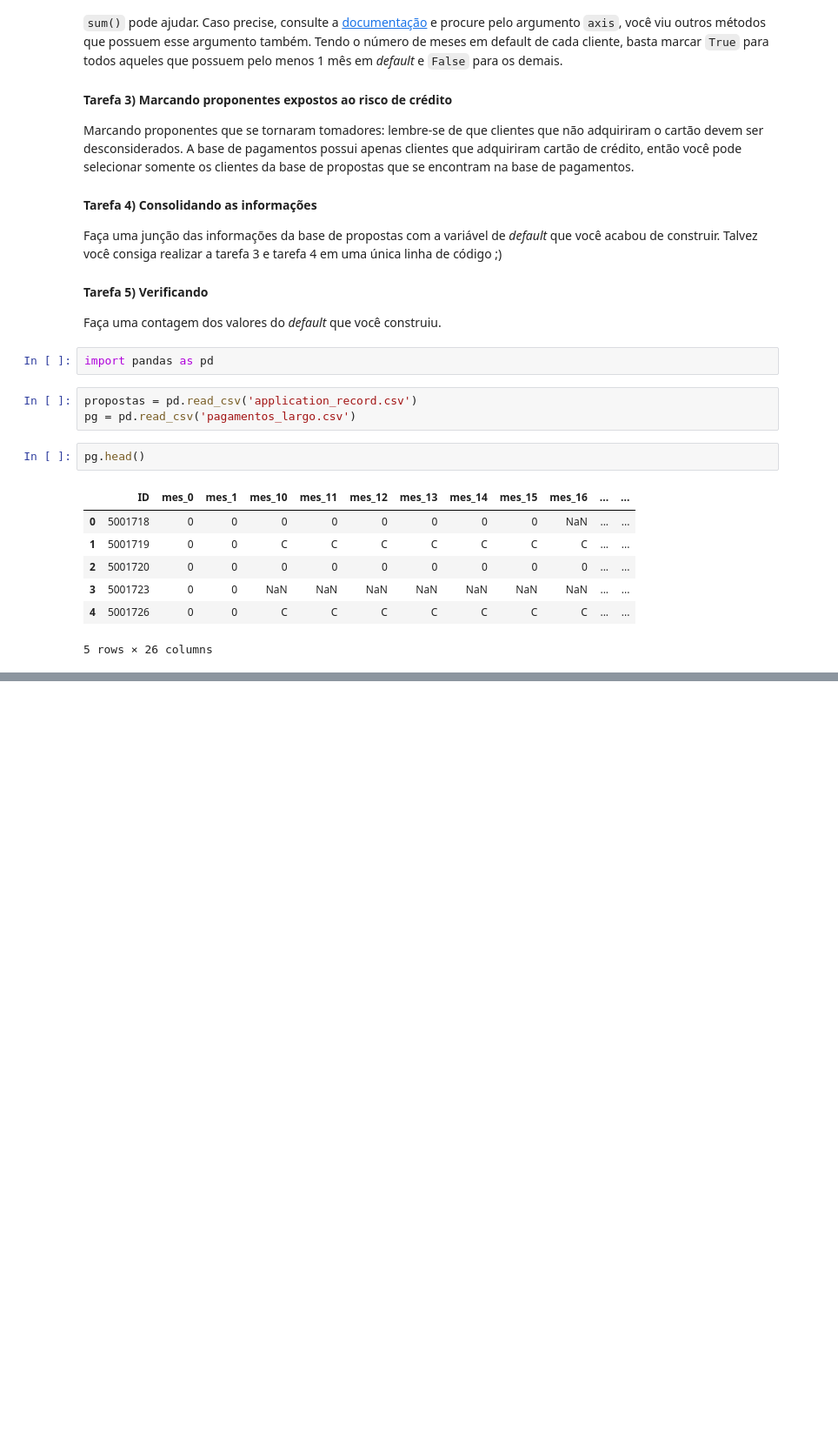
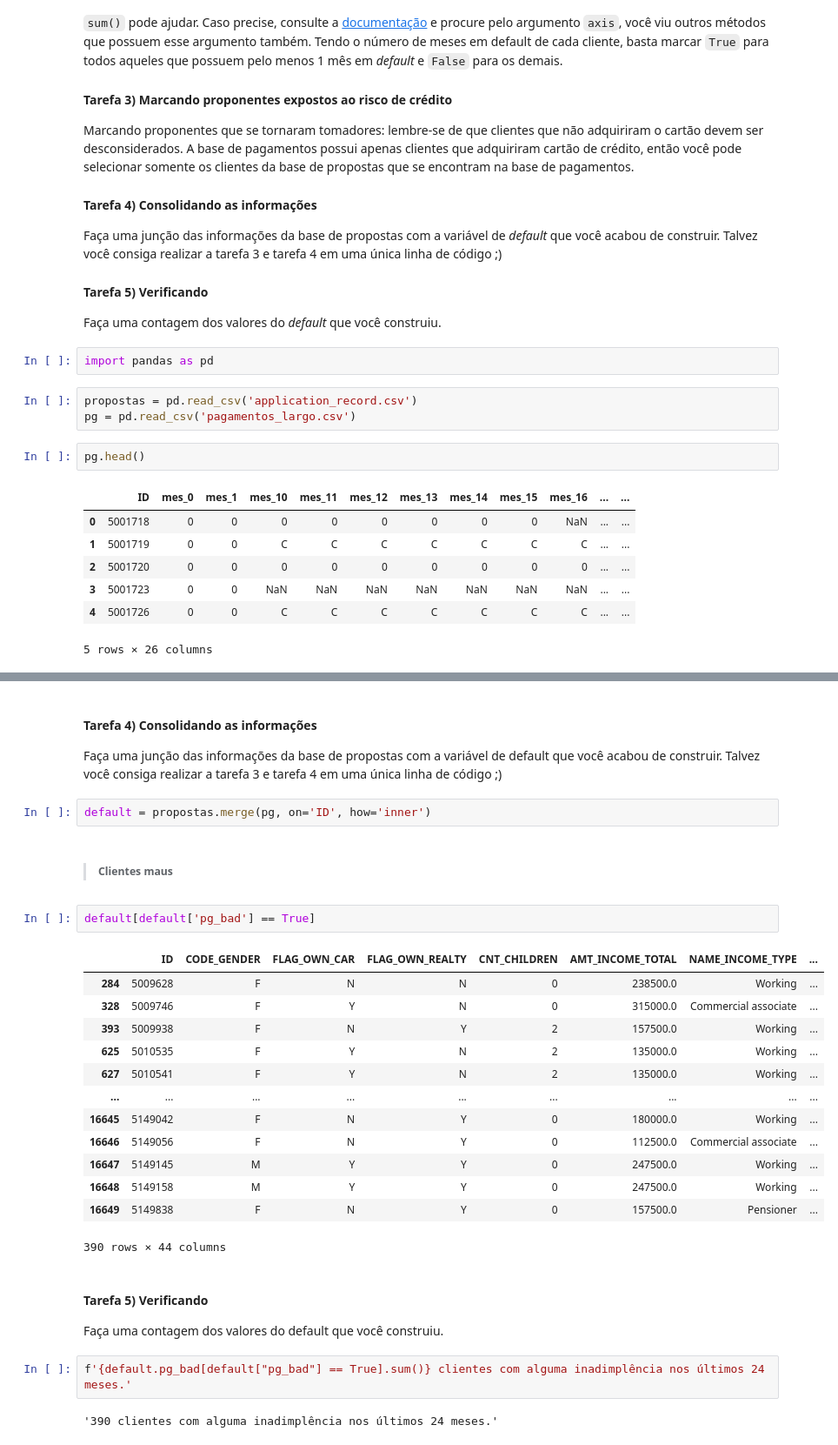
Before and after one commit to TiagoSilvaLourenco/data_science, a Jupyter notebook: modulo_5/Tarefa 2/Mod5Ex_aulas_04a05.ipynb, the cells around one changed output, grey strips where cells are left out. Shown at 87% size. Saved outputs shown, nothing was run; the diff lists cells and outputs as text; blank space fills up the shorter version.

```diff
--- a/modulo_5/Tarefa 2/Mod5Ex_aulas_04a05.ipynb
+++ b/modulo_5/Tarefa 2/Mod5Ex_aulas_04a05.ipynb
@@ -91,0 +160,30 @@ pg.head()
+# %% [markdown]
+#### Tarefa 4) Consolidando as informações
+Faça uma junção das informações da base de propostas com a variável de default que você acabou de construir. Talvez você consiga realizar a tarefa 3 e tarefa 4 em uma única linha de código ;)
+# %%
+default = propostas.merge(pg, on='ID', how='inner')
+# %% [markdown]
+>##### Clientes maus
+# %%
+default[default['pg_bad'] == True]
+# %% [output]
+|  | ID | CODE_GENDER | FLAG_OWN_CAR | FLAG_OWN_REALTY | CNT_CHILDREN | AMT_INCOME_TOTAL | NAME_INCOME_TYPE | ... |
+| 284 | 5009628 | F | N | N | 0 | 238500.0 | Working | ... |
+| 328 | 5009746 | F | Y | N | 0 | 315000.0 | Commercial associate | ... |
+| 393 | 5009938 | F | N | Y | 2 | 157500.0 | Working | ... |
+| 625 | 5010535 | F | Y | N | 2 | 135000.0 | Working | ... |
+| 627 | 5010541 | F | Y | N | 2 | 135000.0 | Working | ... |
+| ... | ... | ... | ... | ... | ... | ... | ... | ... |
+| 16645 | 5149042 | F | N | Y | 0 | 180000.0 | Working | ... |
+| 16646 | 5149056 | F | N | Y | 0 | 112500.0 | Commercial associate | ... |
+| 16647 | 5149145 | M | Y | Y | 0 | 247500.0 | Working | ... |
+| 16648 | 5149158 | M | Y | Y | 0 | 247500.0 | Working | ... |
+| 16649 | 5149838 | F | N | Y | 0 | 157500.0 | Pensioner | ... |
+390 rows × 44 columns
+# %% [markdown]
+#### Tarefa 5) Verificando
+Faça uma contagem dos valores do default que você construiu.
+# %%
+f'{default.pg_bad[default["pg_bad"] == True].sum()} clientes com alguma inadimplência nos últimos 24 meses.'
+# %% [output]
+'390 clientes com alguma inadimplência nos últimos 24 meses.'
```
Also changed, not shown: parts of 18 cells of this notebook.
